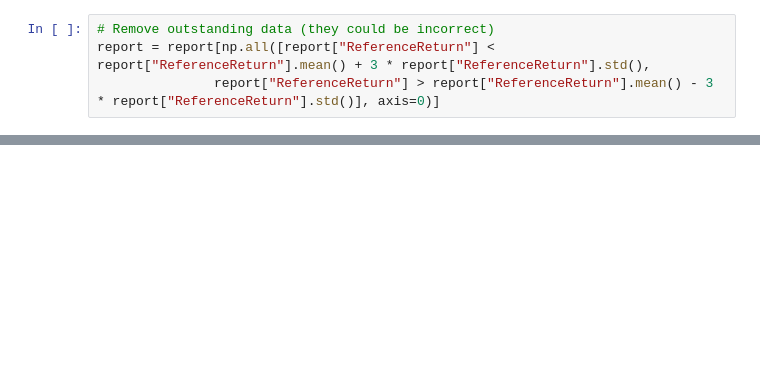
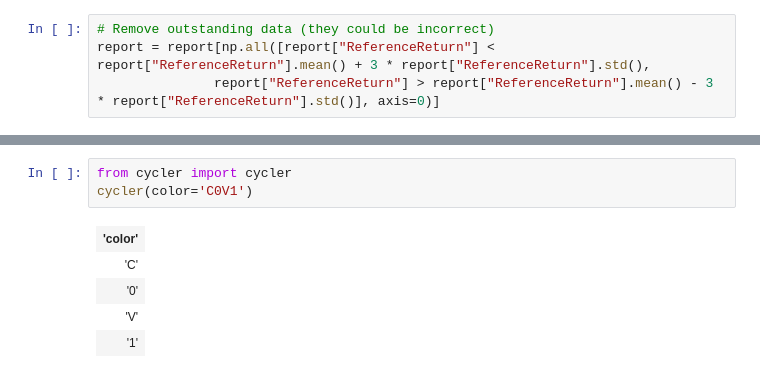
Before and after one commit to antonibezdzietny/FinancialReportsImpact, a Jupyter notebook: analysis/categorizedAnalysis.ipynb, the cells around one changed output, grey strips where cells are left out. Cells and saved outputs as stored; diff of their text form; blank space fills up the shorter version.

```diff
--- a/analysis/categorizedAnalysis.ipynb
+++ b/analysis/categorizedAnalysis.ipynb
@@ -94,0 +231,9 @@ plt.show()
+# %%
+from cycler import cycler
+cycler(color='C0V1')
+# %% [output]
+| 'color' |
+| 'C' |
+| '0' |
+| 'V' |
+| '1' |
```
Also changed, not shown: parts of 13 cells of this notebook.
